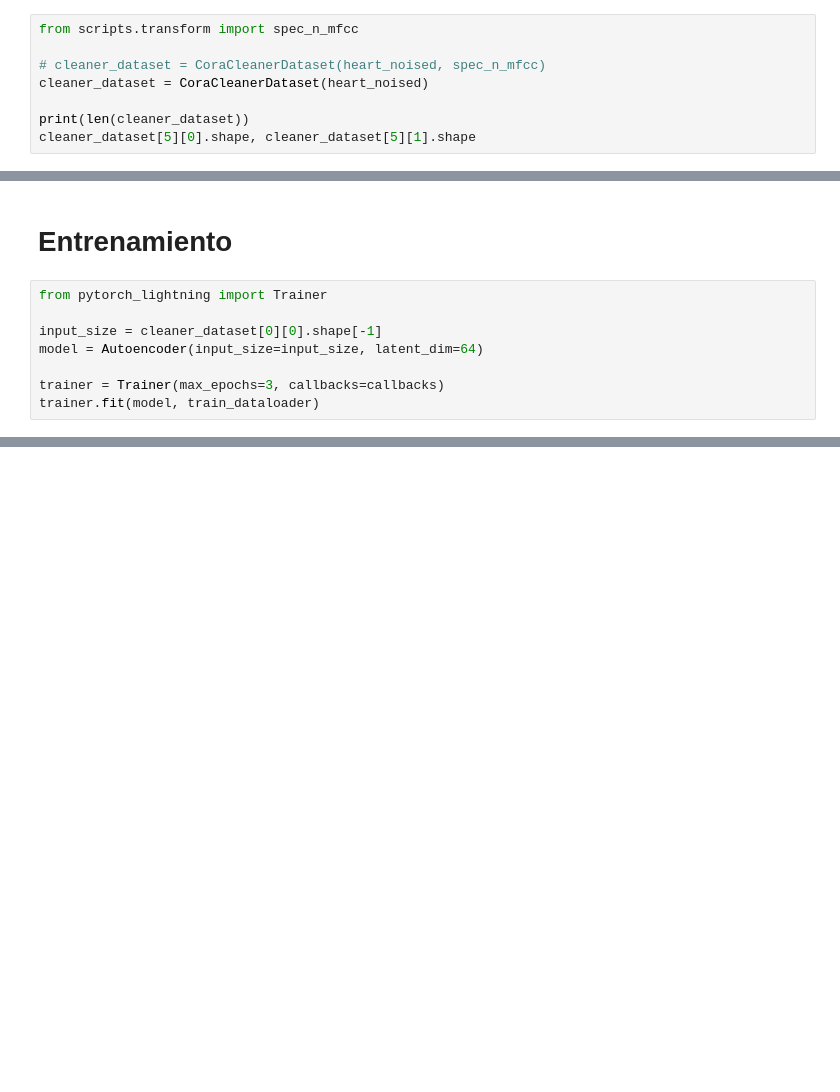
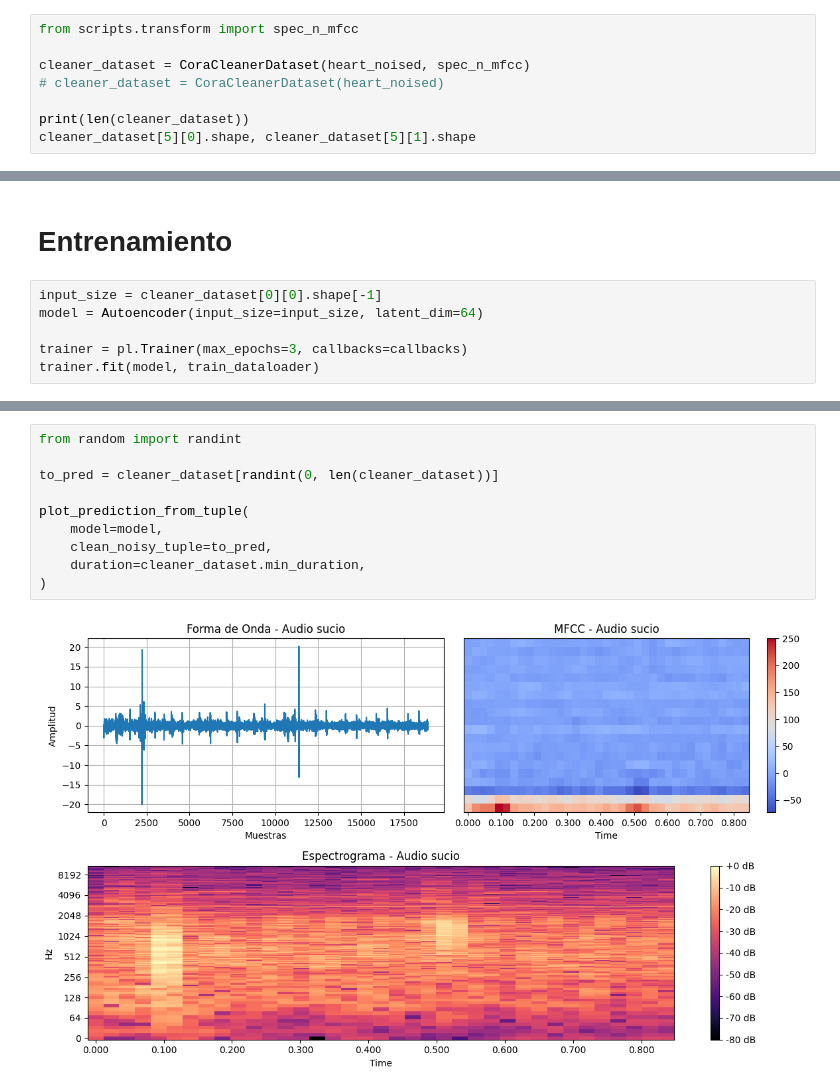
Before and after one commit to Afroefras/cora_cleaner, a Jupyter notebook: train.ipynb, the cells around one changed output, grey strips where cells are left out. Saved outputs shown, nothing was run; the diff lists cells and outputs as text; blank space fills up the shorter version.

Commit message:
Plot prediction from tuple

```diff
--- a/train.ipynb
+++ b/train.ipynb
@@ -167,8 +167,8 @@ class CoraCleanerDataset(Dataset):
 # %%
 from scripts.transform import spec_n_mfcc
 
-# cleaner_dataset = CoraCleanerDataset(heart_noised, spec_n_mfcc)
-cleaner_dataset = CoraCleanerDataset(heart_noised)
+cleaner_dataset = CoraCleanerDataset(heart_noised, spec_n_mfcc)
+# cleaner_dataset = CoraCleanerDataset(heart_noised)
 
 print(len(cleaner_dataset))
 cleaner_dataset[5][0].shape, cleaner_dataset[5][1].shape
@@ -221,12 +221,10 @@ callbacks = [checkpoint, lr_monitor]
 # %% [markdown]
 # Entrenamiento
 # %%
-from pytorch_lightning import Trainer
-
 input_size = cleaner_dataset[0][0].shape[-1]
 model = Autoencoder(input_size=input_size, latent_dim=64)
 
-trainer = Trainer(max_epochs=3, callbacks=callbacks)
+trainer = pl.Trainer(max_epochs=3, callbacks=callbacks)
 trainer.fit(model, train_dataloader)
 # %% [output]
 GPU available: True (mps), used: True
@@ -246 +244,13 @@ HPU available: False, using: 0 HPUs
 `Trainer.fit` stopped: `max_epochs=3` reached.
+# %%
+from random import randint
+
+to_pred = cleaner_dataset[randint(0, len(cleaner_dataset))]
+
+plot_prediction_from_tuple(
+    model=model,
+    clean_noisy_tuple=to_pred,
+    duration=cleaner_dataset.min_duration,
+)
+# %% [output]
+[figure, added]
```
Also changed, not shown: parts of 4 cells of this notebook, 2 other files.
